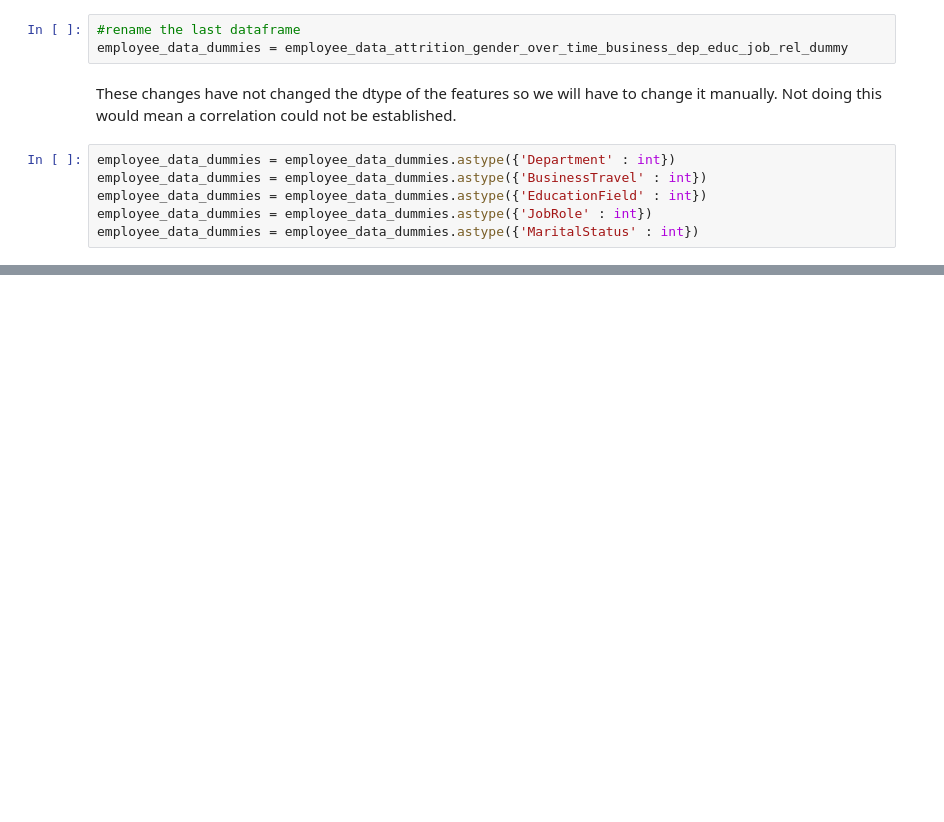
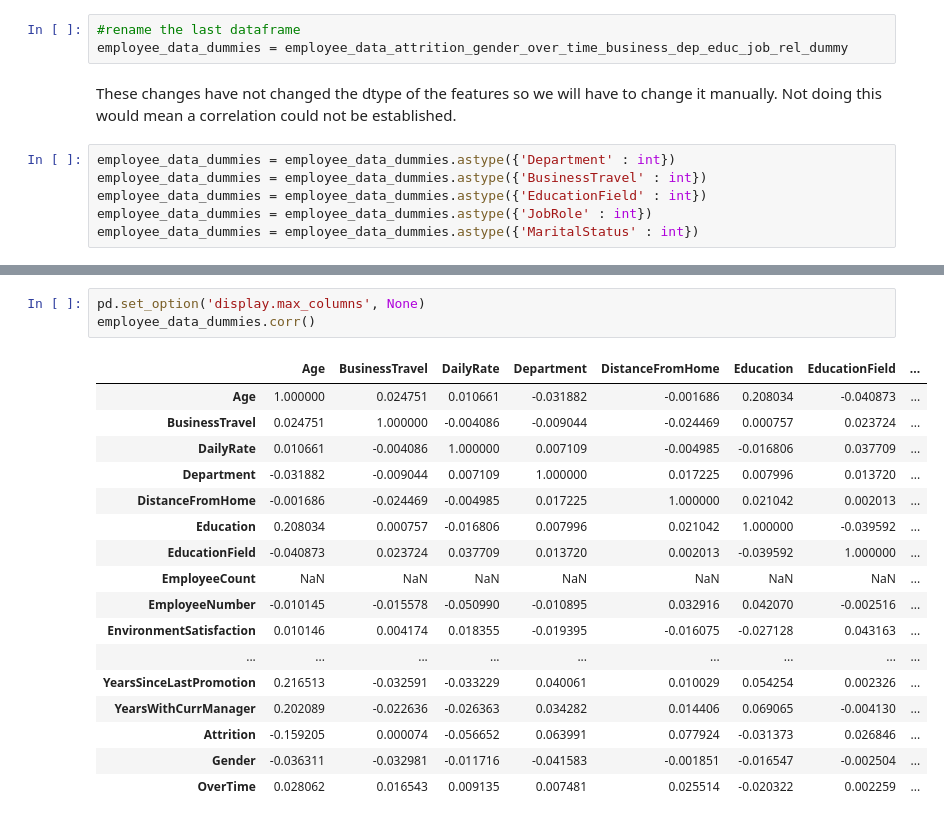
Before and after one commit to Ad2891/Slutuppgift-team12, a Jupyter notebook: Slutuppgift.ipynb, the cells around one changed output, grey strips where cells are left out. Drawn from its saved outputs; the diff is of its cells as text; blank space fills up the shorter version.

```diff
--- a/Slutuppgift.ipynb
+++ b/Slutuppgift.ipynb
@@ -192,0 +195,21 @@ As many of the features in the dataframe are linked others, it will require us t
+# %%
+pd.set_option('display.max_columns', None)
+employee_data_dummies.corr()
+# %% [output]
+|  | Age | BusinessTravel | DailyRate | Department | DistanceFromHome | Education | EducationField | ... |
+| Age | 1.000000 | 0.024751 | 0.010661 | -0.031882 | -0.001686 | 0.208034 | -0.040873 | ... |
+| BusinessTravel | 0.024751 | 1.000000 | -0.004086 | -0.009044 | -0.024469 | 0.000757 | 0.023724 | ... |
+| DailyRate | 0.010661 | -0.004086 | 1.000000 | 0.007109 | -0.004985 | -0.016806 | 0.037709 | ... |
+| Department | -0.031882 | -0.009044 | 0.007109 | 1.000000 | 0.017225 | 0.007996 | 0.013720 | ... |
+| DistanceFromHome | -0.001686 | -0.024469 | -0.004985 | 0.017225 | 1.000000 | 0.021042 | 0.002013 | ... |
+| Education | 0.208034 | 0.000757 | -0.016806 | 0.007996 | 0.021042 | 1.000000 | -0.039592 | ... |
+| EducationField | -0.040873 | 0.023724 | 0.037709 | 0.013720 | 0.002013 | -0.039592 | 1.000000 | ... |
+| EmployeeCount | NaN | NaN | NaN | NaN | NaN | NaN | NaN | ... |
+| EmployeeNumber | -0.010145 | -0.015578 | -0.050990 | -0.010895 | 0.032916 | 0.042070 | -0.002516 | ... |
+| EnvironmentSatisfaction | 0.010146 | 0.004174 | 0.018355 | -0.019395 | -0.016075 | -0.027128 | 0.043163 | ... |
+| ... | ... | ... | ... | ... | ... | ... | ... | ... |
+| YearsSinceLastPromotion | 0.216513 | -0.032591 | -0.033229 | 0.040061 | 0.010029 | 0.054254 | 0.002326 | ... |
+| YearsWithCurrManager | 0.202089 | -0.022636 | -0.026363 | 0.034282 | 0.014406 | 0.069065 | -0.004130 | ... |
+| Attrition | -0.159205 | 0.000074 | -0.056652 | 0.063991 | 0.077924 | -0.031373 | 0.026846 | ... |
+| Gender | -0.036311 | -0.032981 | -0.011716 | -0.041583 | -0.001851 | -0.016547 | -0.002504 | ... |
+| OverTime | 0.028062 | 0.016543 | 0.009135 | 0.007481 | 0.025514 | -0.020322 | 0.002259 | ... |
```
Also changed, not shown: parts of 4 cells of this notebook.
